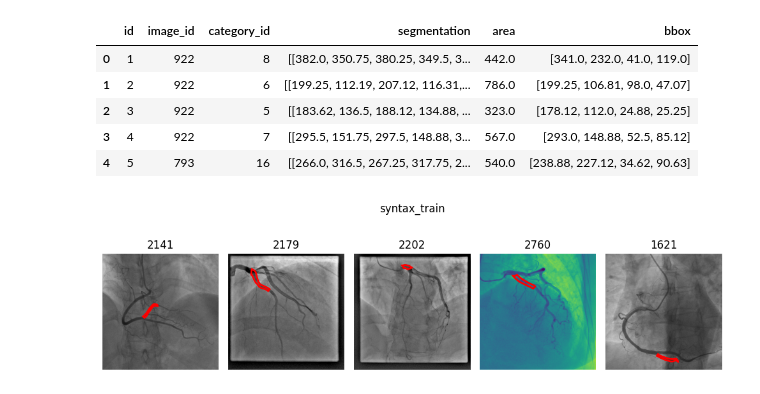
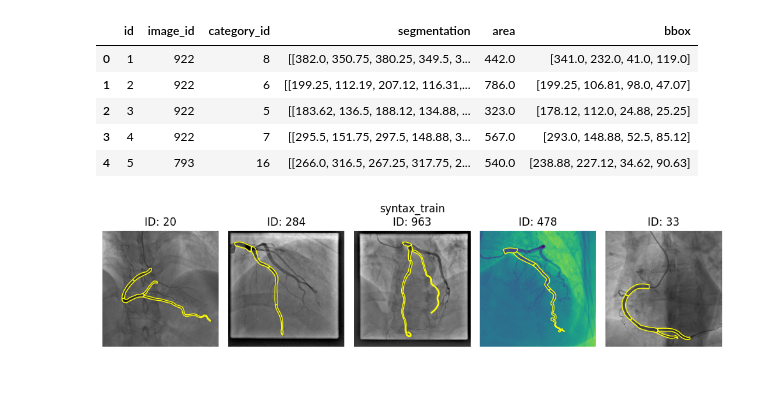
Before and after one commit to davidsolow/angiographer, a Jupyter notebook: eda.ipynb, the cells around one changed output. Cells and saved outputs as stored; diff of their text form; code cells hidden in the pictures.

Commit message:
Overayed all segments together, next add labels and stenosis segments

```diff
--- a/eda.ipynb
+++ b/eda.ipynb
@@ -104,12 +104,11 @@ syntax_train.head()
 # %%
 # Create a helper function to retrieve images
 
-def get_image(dataset, dataset_name, id):
+def get_image_path(dataset_name, image_id):
     """
     Construct an image path based on a dataset and a sample id.
 
     Args:
-        dataset (Pandas DataFrame): the dataset
         dataset_name (string): name of the dataset
         id (integer): id of the sample
 
@@ -124,7 +123,7 @@ def get_image(dataset, dataset_name, id):
         'stenosis_val' : 'data/stenosis/val/images/',
         'stenosis_test' : 'data/stenosis/test/images'
     }
-    image_id = dataset.loc[dataset['id'] == id, 'image_id'].iloc[0]
+
     image_path = image_folders[dataset_name] + str(image_id) + '.png'
 
     return image_path
@@ -132,39 +131,42 @@ def get_image(dataset, dataset_name, id):
 # Create helper function to display five random images with annotations
 # from a given dataset
 
-def random_images(dataset, dataset_name):
+def show_images(dataset, dataset_name, ids, ncols=5):
     """
-    Display five random images with annotations for a given dataset.
+    Display images with annotations for a given dataset.
 
     Args:
         dataset (Pandas DataFrame): the dataset
         dataset_name (string): the name of the dataset variable
+        ids (numpy array): image ids to be shown
     """
 
-    ids = dataset['id'].sample(n=5, random_state=0)
-    fig, axes = plt.subplots(nrows=1, ncols=5, figsize=(10,5))
-    for ax, id, in zip(axes, ids):
-        image_path = get_image(dataset, dataset_name, id)
+    dataset = dataset.groupby('image_id').agg(list).reset_index()
+
+    nrows = (len(ids)-1) // ncols + 1
+    fig, axes = plt.subplots(nrows=nrows, ncols=ncols, figsize=(10, nrows*4))
+    axes = axes.flatten()
+    for ax, id, in zip(axes.flat, ids):
+        image_path = get_image_path(dataset_name, id)
         image = Image.open(image_path)
-        segmentation = dataset['segmentation'].loc[id]
-        segmentation_clean = np.array(segmentation[0])
-        xs = segmentation_clean[::2]
-        ys = segmentation_clean[1::2]
-        poly_points = np.column_stack((xs, ys))
-        poly = Polygon(poly_points,
-                       edgecolor='red',
-                       facecolor='none',
-                       linewidth=2)
         ax.imshow(image)
-        ax.add_patch(poly)
-        ax.set_title(id)
+        segmentation_list = dataset.loc[dataset['image_id'] == id, 'segmentation'].iloc[0]
+        for segmentation in segmentation_list:
+            poly_points = np.array(segmentation).reshape(-1,2)
+            poly = Polygon(poly_points,
+                           edgecolor='yellow',
+                           facecolor='none',
+                           linewidth=1)
+            ax.add_patch(poly)
+        ax.set_title(f"ID: {id}")
         ax.axis('off')
 
     fig.suptitle(dataset_name)
     plt.tight_layout()
     fig.subplots_adjust(top=1.25)
     plt.show()
-# %%
-random_images(syntax_train, 'syntax_train')
-# %% [output]
-[figure, removed]
+# %%
+ids = syntax_train['image_id'].sample(n=5, random_state=0)
+show_images(syntax_train, 'syntax_train', ids)
+# %% [output]
+[figure, added]
```
